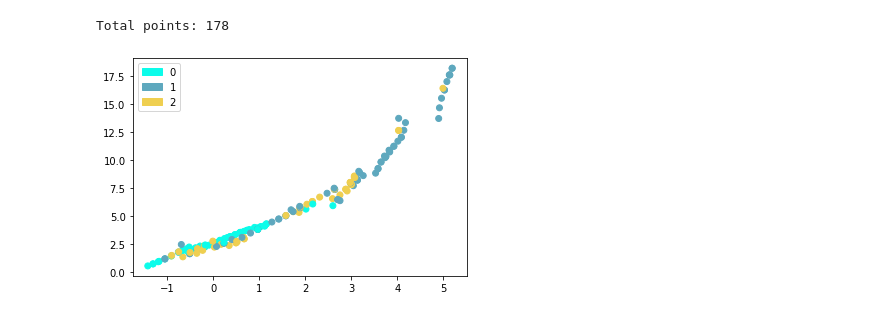
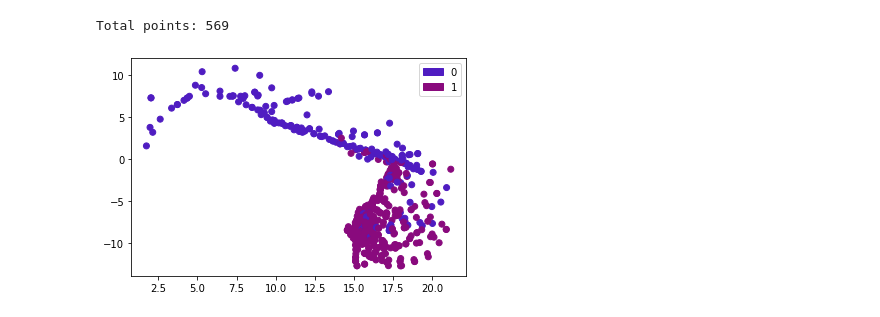
Before and after one commit to dp3324/advance-topomap, a Jupyter notebook: original.ipynb, the cells around one changed output. Drawn from its saved outputs; the diff is of its cells as text; code cells hidden in the pictures.

Commit message:
improved structure and added proper outputs.

```diff
--- a/original.ipynb
+++ b/original.ipynb
@@ -10,9 +15,9 @@ import math
 # %%
-original_data = load_wine()
+original_data = getattr(datasets, 'load_' + dtset_name)()
 N = len(original_data.data)
 print('Total points:', N)
 # %% [output]
-Total points: 178
+Total points: 569
 # %%
 X = original_data.data
 y = original_data.target
@@ -22,7 +27,8 @@ y_targets = original_data.target_names
 def random_colors(size):
     return ["#"+''.join([random.choice('0123456789ABCDEF') for i in range(6)]) for j in range(size)]
 
-def plot_map(data, label):
+def plot_map(dt, label):
+    data = dt.copy()
     plt.clf()
     X = []
     Y = []
@@ -61,5 +71,6 @@ mst_fn = angle
 # %%
-def cost_matrix(data, cost_fn):
+def cost_matrix(dt, cost_fn):
+    data = dt.copy()
     h, _ = data.shape
     # print(h)
     cost_matrix = np.zeros((h, h))
@@ -70,7 +81,8 @@ def cost_matrix(data, cost_fn):
             cost_matrix[x][y], cost_matrix[y][x] = dist, dist
     return cost_matrix
 
-def mst(data):
+def mst(dt):
+    data = dt.copy()
     h, _ = data.shape
     INF = 9999999
     cm = cost_matrix(data, mst_fn)
@@ -117,8 +129,8 @@ def rotation_fn(pt, deg):
     y_prime = x * sin + y * cos
     return [x_prime, y_prime]
 
-def rotate(points, deg):
-    arr_point = points.copy()
+def rotate(pts, deg):
+    arr_point = pts.copy()
     center = np.min(arr_point, axis=0) / 2
     for i in range(len(arr_point)):
         arr_point[i] -= center
@@ -137,8 +149,8 @@ def count_weight(pts):
         weight += y
     return weight
 
-def make_convex(points, reverse):
-    arr_point = points.copy()
+def make_convex(pts, reverse):
+    arr_point = pts.copy()
     all_x_zero = True
     for i in arr_point:
         if i[0] != 0:
@@ -169,12 +181,14 @@ def make_convex(points, reverse):
 
     return rotate(arr_point, i), agl
 # %%
-def get_component(components, point):
+def get_component(cps, point):
+    components = cps.copy()
     for i in range(len(components)):
         if point in components[i]:
             return i;
 
-def rotation(component, convex = True):
+def rotation(cp, convex = True):
+    component = cp.copy()
     # TODO - rotate component along origin:::: type(component) = dict
     ids = []
     points = []
@@ -189,9 +203,10 @@ def rotation(component, convex = True):
         count += 1
     return component
 
-def align_hull_wrapper( component, p_index, convex = True):
+def align_hull_wrapper( cp, p_index, convex = True):
     # center the component to origin on point
-    point = component[p_index]
+    component = cp.copy()
+    point = component[p_index].copy()
     for i in component:
         component[i] = [component[i][0] - point[0], component[i][1] - point[1]]
 
@@ -218,11 +233,12 @@ def align_hull_wrapper( component, p_index, convex = True):
     # print(component)
     return component
 
-def join_r2(ca, cb, pa_index, pb_index, el):
-
+def join_r2(cpa, cpb, pa_index, pb_index, el):
+    ca = cpa.copy()
+    cb = cpb.copy()
     # align hulls
-    ca = align_hull_wrapper(ca.copy(), pa_index)
-    cb = align_hull_wrapper(cb.copy(), pb_index, False)
+    ca = align_hull_wrapper(ca, pa_index)
+    cb = align_hull_wrapper(cb, pb_index, False)
 
     # points
     pa_point = ca[pa_index].copy()
@@ -235,40 +251,41 @@ def join_r2(ca, cb, pa_index, pb_index, el):
 
     for i in cb:
         cb[i][0] += diff_x
         cb[i][1] += diff_y
     return ca, cb;
 
-def driver(data):
+def driver(dt):
+    data = dt.copy()
     edges, cst, _ = mst(data)
     # P_prime = [[0,0] for i in range(N)]
     C_set = [{i: [0,0]} for i in range(N)]
     for i in range (N-1):
         # points
         pa_index, pb_index = edges[i]
-        edge_len = cst[i]
+        edge_len = cst[i].copy()
 
         # components
         ca_index, cb_index = get_component(C_set, pa_index), get_component(C_set, pb_index)
-        comp_a = C_set[ca_index]
-        comp_b = C_set[cb_index]
+        # comp_a = C_set[ca_index]
+        # comp_b = C_set[cb_index]
 
         # plot in R2-plane
-        comp_a, comp_b = join_r2(comp_a.copy(), comp_b.copy(), pa_index, pb_index, edge_len)
+        comp_a, comp_b = join_r2(C_set[ca_index], C_set[cb_index], pa_index, pb_index, edge_len)
 
         C_set[ca_index] = comp_a
         C_set[cb_index] = comp_b
 
         C_set[ca_index].update(C_set[cb_index])
         del C_set[cb_index]
     return C_set
 
 # ani = FuncAnimation(plt.gcf(), driver, fargs=(X, y), interval=10)
 points = driver(X)
 plot_map(points, y)
-# plt.tight_layout()
+plt.savefig(output_dir + '/' + dtset_name + '_' + mst_fn_name + '_1.png')
 plt.show()
 # %% [output]
-[figure, old version]
+[figure, new version]
 # %%
 projected_data = []
 for i in range(len(X)):
```
Also changed, not shown: parts of 4 cells of this notebook, 12 other files.
